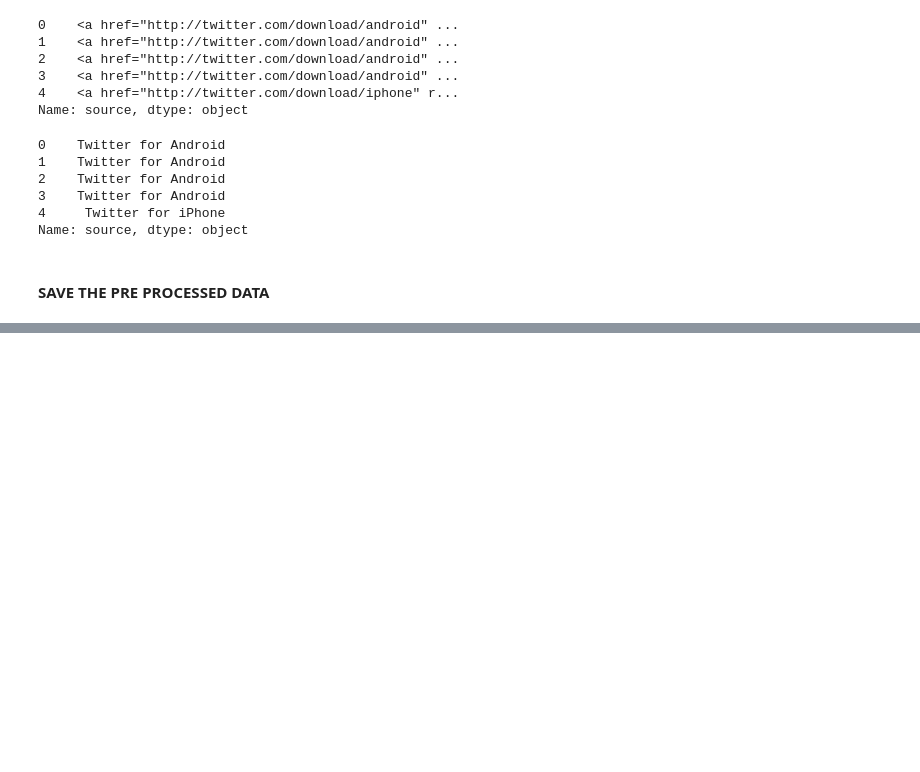
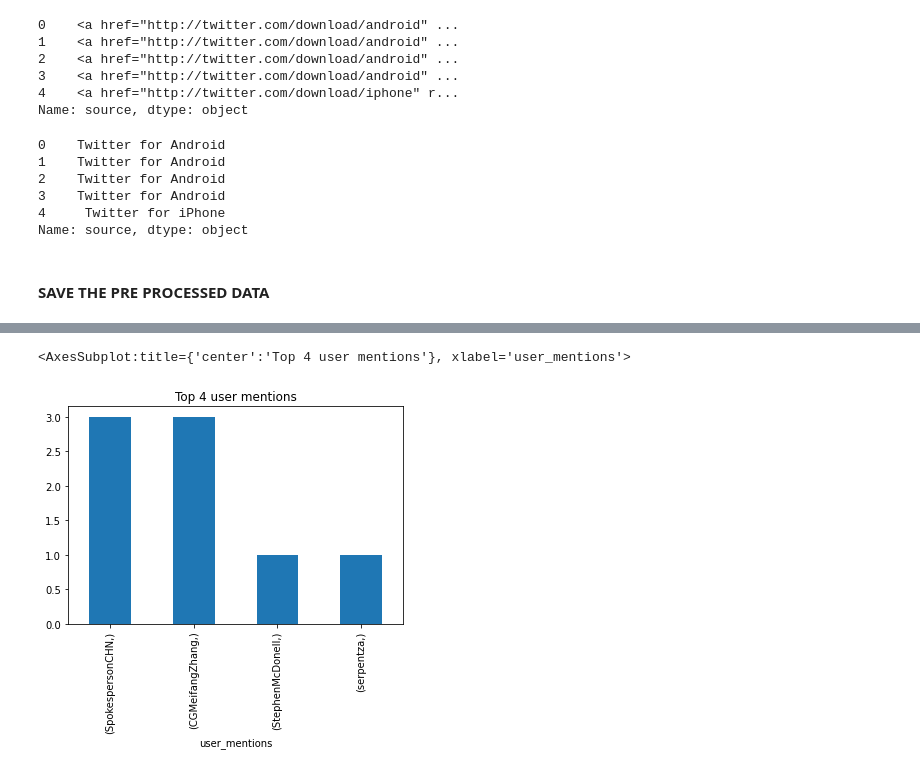
Before and after one commit to natyrix/Twitter-Data-Analysis, a Jupyter notebook: notebooks/Data exploration and pre-processing.ipynb, the cells around one changed output, grey strips where cells are left out. Saved outputs shown, nothing was run; the diff lists cells and outputs as text; code cells hidden in the pictures; blank space fills up the shorter version.

```diff
--- a/notebooks/Data exploration and pre-processing.ipynb
+++ b/notebooks/Data exploration and pre-processing.ipynb
@@ -241,0 +322,5 @@ global_tweets_df.to_csv("../data/processed_global_data_tweets.csv", index=False)
+# %%
+global_user_mentions_list_df = global_tweets_df.loc[global_tweets_df["user_mentions"] != ""]
+global_user_mentions_list_df = global_user_mentions_list_df['user_mentions']
+global_user_mentions_list_df
+# We take the rows that have values in the column 'user_mentions'
@@ -241,0 +340,10 @@ global_tweets_df.to_csv("../data/processed_global_data_tweets.csv", index=False)
+# %%
+splitted_user_mentions = []
+for mentions_list in global_user_mentions_list_df[40:60]:
+    mentions_list = mentions_list.split("++++")
+    for user_mentions in mentions_list:
+        if user_mentions != '':
+            splitted_user_mentions.append(user_mentions)
+splitted_user_mentions_df = pd.DataFrame(splitted_user_mentions, columns=['user_mentions'])
+splitted_user_mentions_df.head(10)
+#create dataframe where each 'user_mention' is splitted and gets a new row
@@ -241,0 +382,5 @@ global_tweets_df.to_csv("../data/processed_global_data_tweets.csv", index=False)
+# %%
+splitted_user_mentions_df.value_counts().head(4).plot(kind='bar', title="Top 4 user mentions");
+# %% [output]
+<AxesSubplot:title={'center':'Top 4 user mentions'}, xlabel='user_mentions'>
+[figure, added]
```
Also changed, not shown: parts of 18 cells of this notebook.
